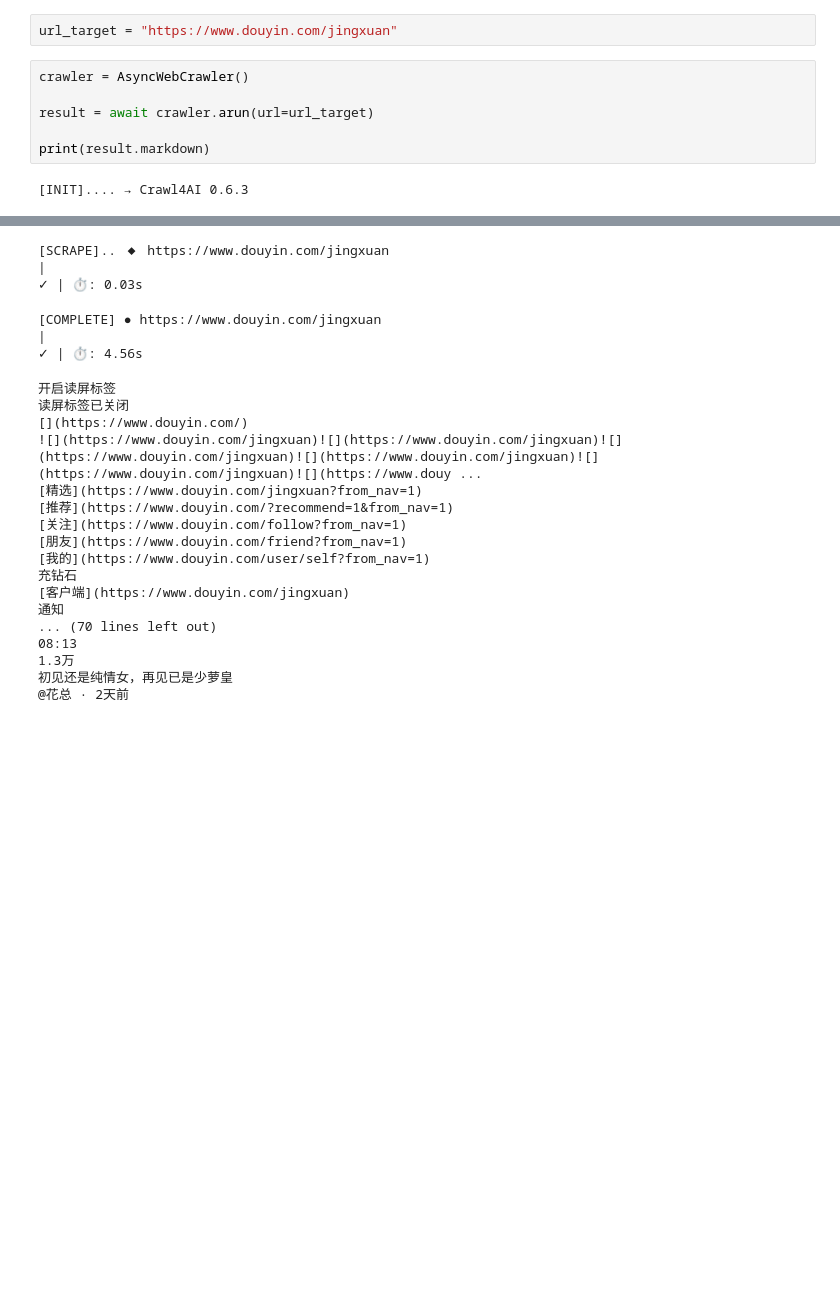
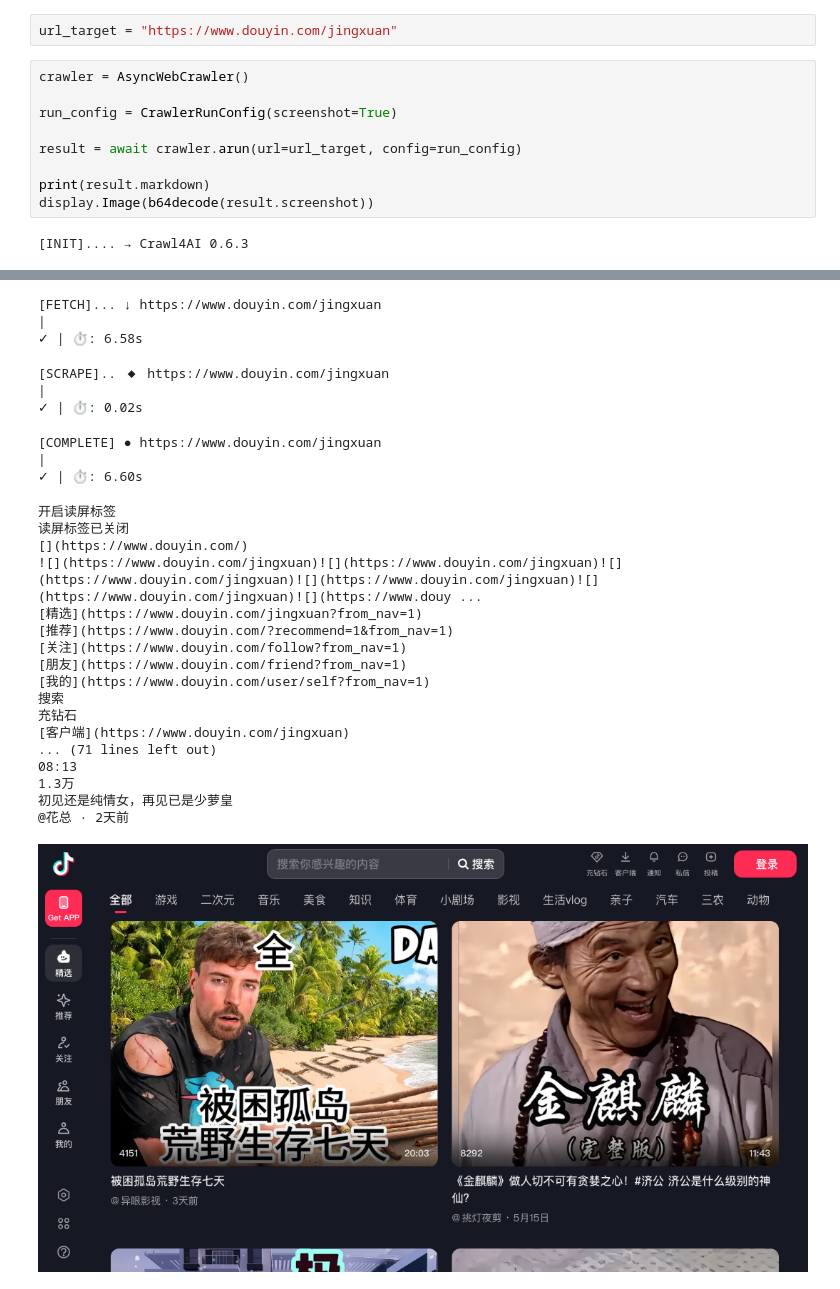
Before and after one commit to shuangxuetwelve/code-tests, a Jupyter notebook: crawl4ai/test.ipynb, the cells around one changed output, grey strips where cells are left out. Drawn from its saved outputs; the diff is of its cells as text; blank space fills up the shorter version.

Commit message:
Display crawling page screenshot

```diff
--- a/crawl4ai/test.ipynb
+++ b/crawl4ai/test.ipynb
@@ -5,8 +8,11 @@ url_target = "https://www.douyin.com/jingxuan"
 # %%
 crawler = AsyncWebCrawler()
 
-result = await crawler.arun(url=url_target)
+run_config = CrawlerRunConfig(screenshot=True)
+
+result = await crawler.arun(url=url_target, config=run_config)
 
 print(result.markdown)
+display.Image(b64decode(result.screenshot))
 # %% [output]
 [INIT].... → Crawl4AI 0.6.3
@@ -15,21 +20,24 @@ print(result.markdown)
-[SCRAPE].. ◆ https://www.douyin.com/jingxuan                                                                      |
-✓ | ⏱: 0.03s
+[FETCH]... ↓ https://www.douyin.com/jingxuan                                                                      |
+✓ | ⏱: 6.58s
-[COMPLETE] ● https://www.douyin.com/jingxuan                                                                      |
-✓ | ⏱: 4.56s
+[SCRAPE].. ◆ https://www.douyin.com/jingxuan                                                                      |
+✓ | ⏱: 0.02s
-开启读屏标签
-读屏标签已关闭
-[](https://www.douyin.com/)
-![](https://www.douyin.com/jingxuan)![](https://www.douyin.com/jingxuan)![](https://www.douyin.com/jingxuan)![](https://www.douyin.com/jingxuan)![](https://www.douyin.com/jingxuan)![](https://www.douy ...
-[精选](https://www.douyin.com/jingxuan?from_nav=1)
-[推荐](https://www.douyin.com/?recommend=1&from_nav=1)
-[关注](https://www.douyin.com/follow?from_nav=1)
-[朋友](https://www.douyin.com/friend?from_nav=1)
-[我的](https://www.douyin.com/user/self?from_nav=1)
-充钻石
-[客户端](https://www.douyin.com/jingxuan)
-通知
-... (70 lines left out)
-08:13
-1.3万
-初见还是纯情女，再见已是少萝皇
-@花总 · 2天前
+[COMPLETE] ● https://www.douyin.com/jingxuan                                                                      |
+✓ | ⏱: 6.60s
+开启读屏标签
+读屏标签已关闭
+[](https://www.douyin.com/)
+![](https://www.douyin.com/jingxuan)![](https://www.douyin.com/jingxuan)![](https://www.douyin.com/jingxuan)![](https://www.douyin.com/jingxuan)![](https://www.douyin.com/jingxuan)![](https://www.douy ...
+[精选](https://www.douyin.com/jingxuan?from_nav=1)
+[推荐](https://www.douyin.com/?recommend=1&from_nav=1)
+[关注](https://www.douyin.com/follow?from_nav=1)
+[朋友](https://www.douyin.com/friend?from_nav=1)
+[我的](https://www.douyin.com/user/self?from_nav=1)
+搜索
+充钻石
+[客户端](https://www.douyin.com/jingxuan)
+... (71 lines left out)
+08:13
+1.3万
+初见还是纯情女，再见已是少萝皇
+@花总 · 2天前
+[figure, added]
```
Also changed, not shown: parts of 3 cells of this notebook.
